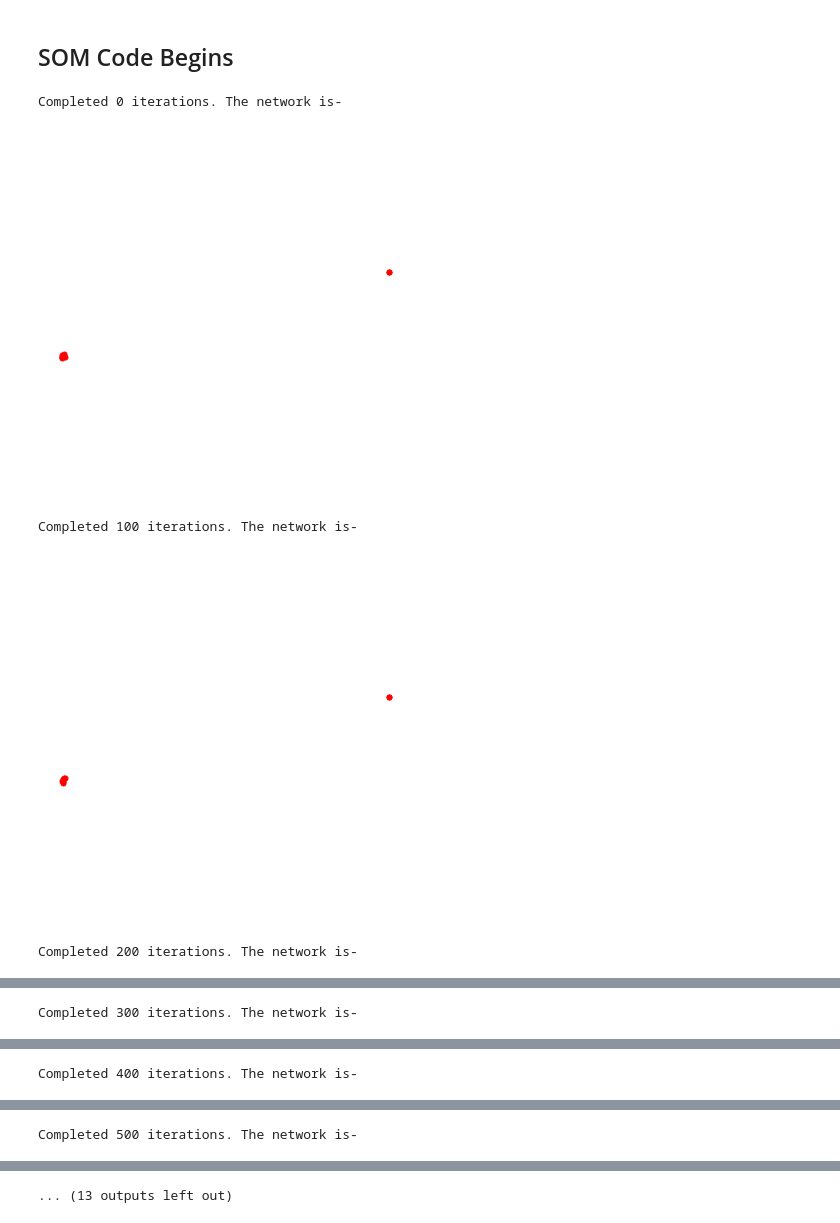
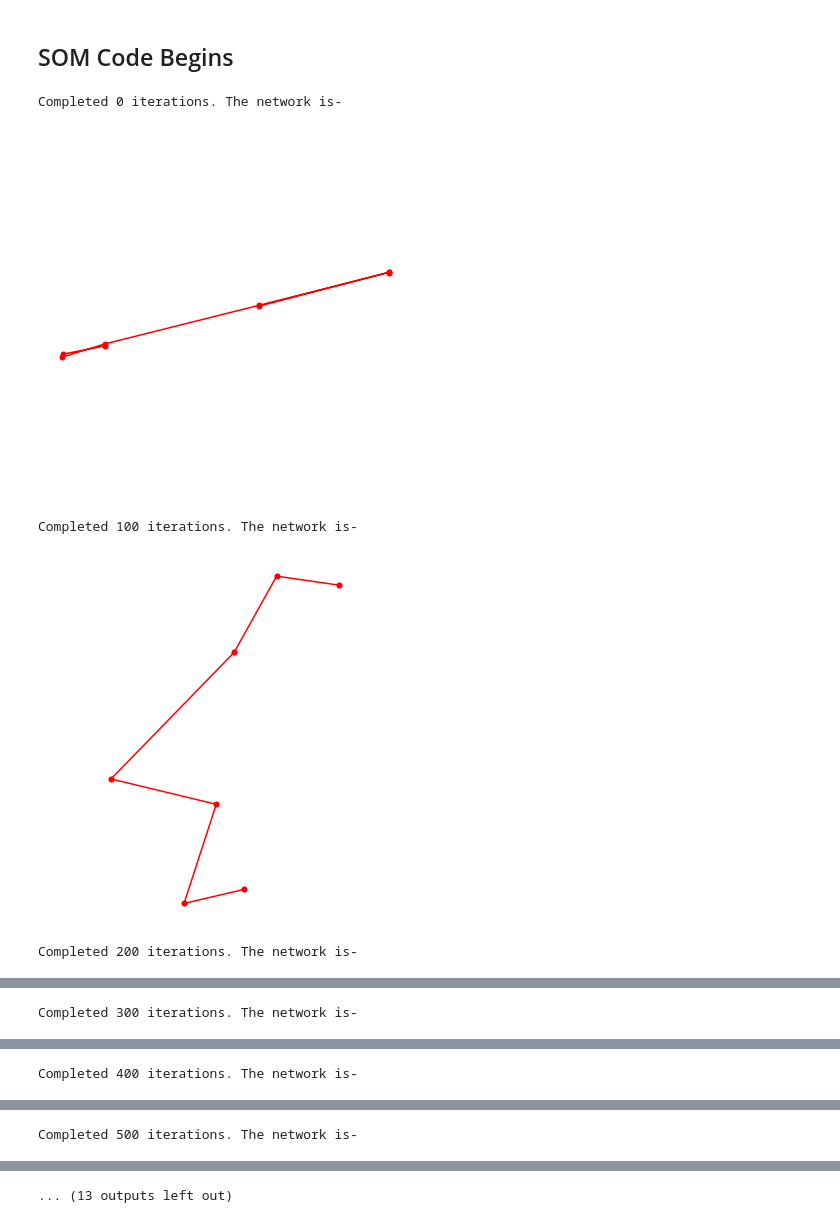
Before and after one commit to maheshwaripranav/QETCI-HackerEarth-Hackathon, a Jupyter notebook: TSP_SOM.ipynb, the cells around one changed output, grey strips where cells are left out. Drawn from its saved outputs; the diff is of its cells as text; code cells hidden in the pictures.

```diff
--- a/TSP_SOM.ipynb
+++ b/TSP_SOM.ipynb
@@ -90,7 +90,7 @@ radii = 1
 iterations = 1000
 np.random.seed(100)
 
-city = normalize(cities)
+city = cities
 network = np.random.rand(len(city),2)
 
 for i in range(iterations):
@@ -98,33 +98,33 @@ for i in range(iterations):
     gaussian= get_neighborhood(winner, int(radii), len(city))
     network+= gaussian[:, np.newaxis]*eta*(city - network)
     eta = eta*0.99997
     radii = radii*0.9997
 
     if radii < 0.1 or eta<0.001:
         print(f"Radius/Rate has decayed at {i} iterations. Can't computer further.")
         break
 
     if i % 100 == 0:
         print(f'Completed {i} iterations. The network is-')
         plot_network(cities, network)
         plt.show()
 else:
     print('Completed {} iterations. The final network is-'.format(iterations))
     plot_network(city, network)
     plt.show()
 
 city['winner'] = city.apply(lambda c: (euclidean_distance(network, c).argmin()), axis=1, raw=True)
 route = city.sort_values('winner').index
 print('Final Route is:')
 plot_route(cities, route)
 plt.show()
 
 cities = cities.reindex(route)
 distance = np.sum(euclidean_distance(cities, np.roll(cities, 1, axis=0)))
 print('Length of Route:', distance)
 # %% [output]
 Completed 0 iterations. The network is-
-[figure, old version]
+[figure, new version]
 Completed 100 iterations. The network is-
-[figure, old version]
+[figure, new version]
 Completed 200 iterations. The network is-
```
Also changed, not shown: parts of 1 cell of this notebook.
